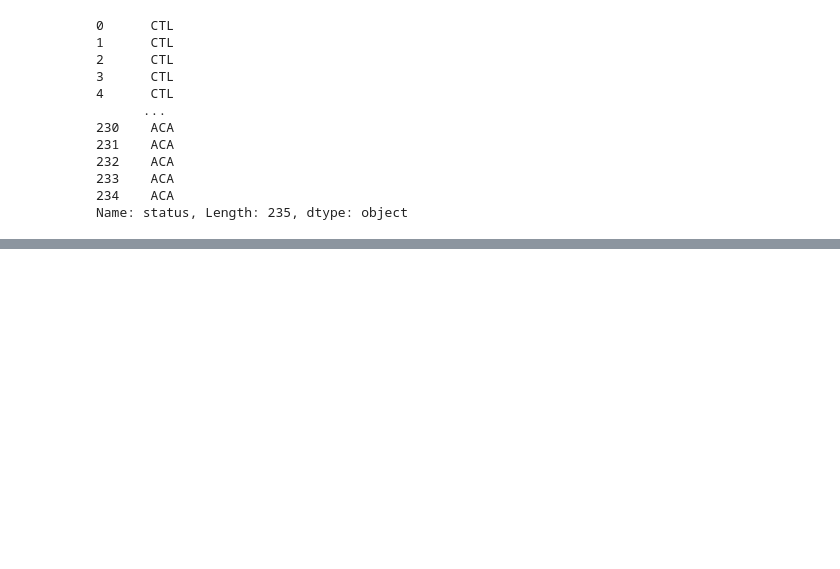
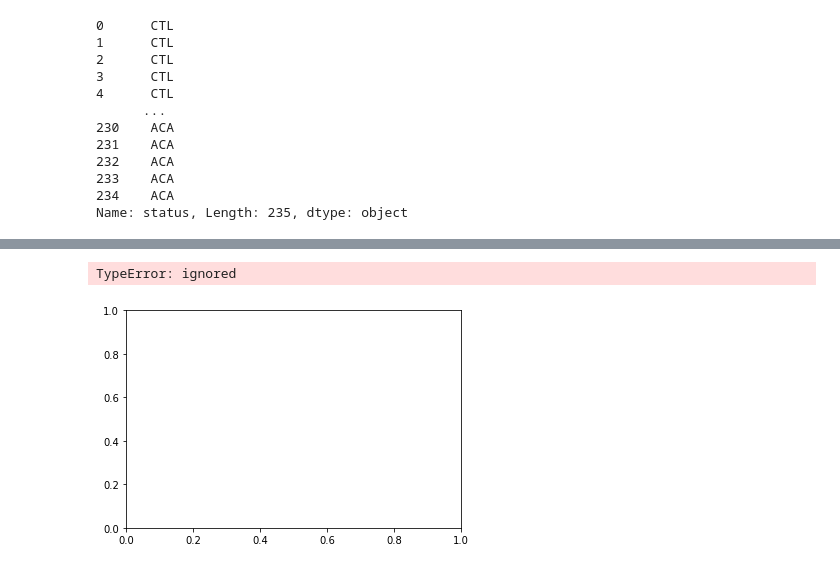
Before and after one commit to Flonsbob/Floris-van-Eisden---Exam---Applied-Statistics-and-Modeling, a Jupyter notebook: Exam_assignment_working_progress.ipynb, the cells around one changed output, grey strips where cells are left out. Saved outputs shown, nothing was run; the diff lists cells and outputs as text; code cells hidden in the pictures; blank space fills up the shorter version.

```diff
--- a/Exam_assignment_working_progress.ipynb
+++ b/Exam_assignment_working_progress.ipynb
@@ -73,0 +107,7 @@ df.describe()
+# %%
+for col in keys_list_df:
+  sns.histplot(x=df[col])
+  plt.show()
+# %% [output]
+TypeError: ignored
+[figure, added]
```
Also changed, not shown: parts of 11 cells of this notebook.
